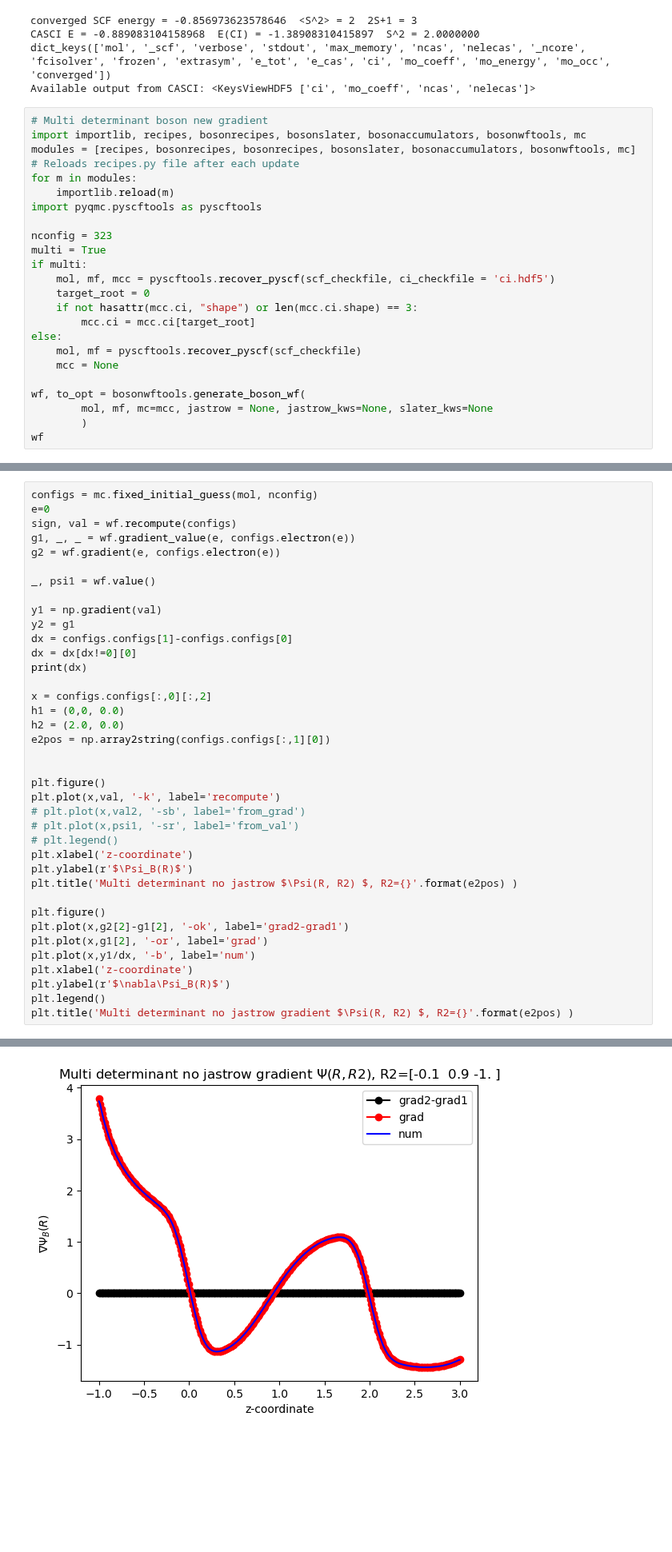
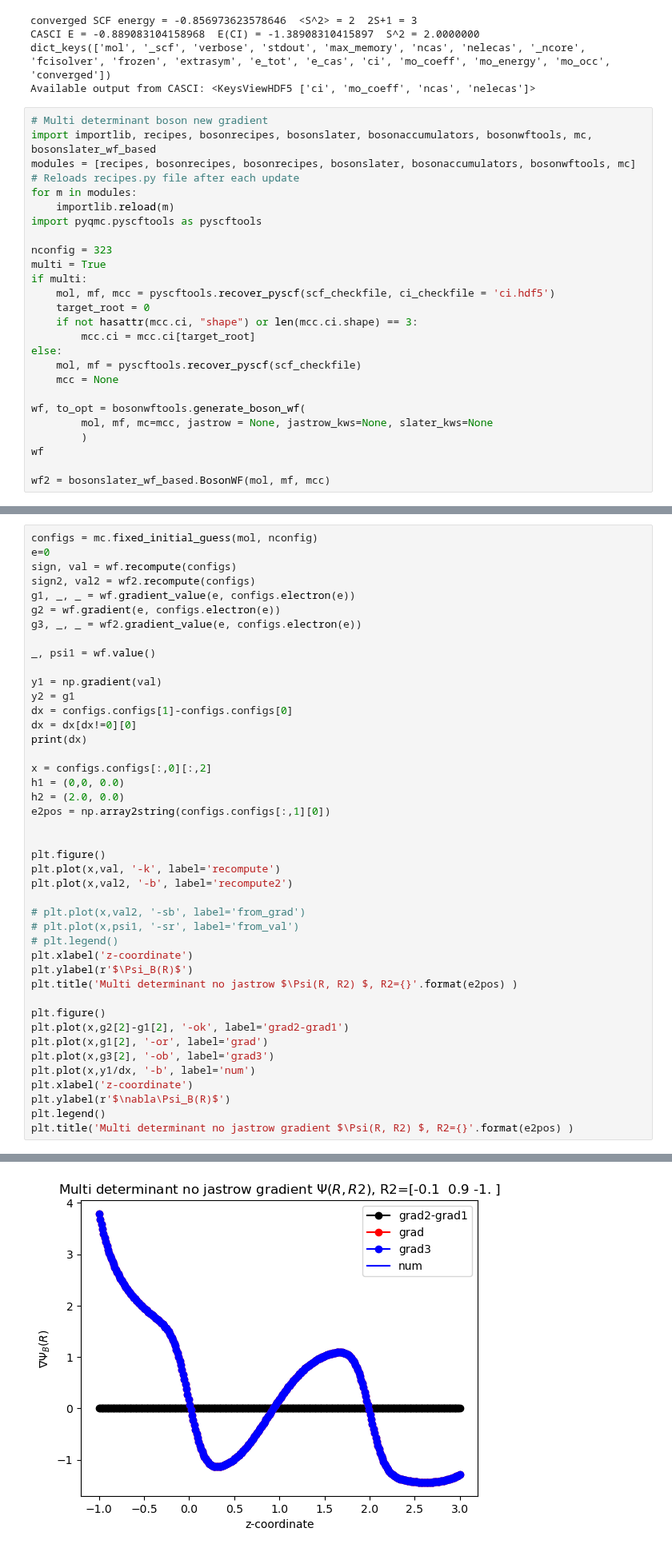
Before and after one commit to kayahans/pyqmc, a Jupyter notebook: pyqmc/test-gradient-hf-multideterminant.ipynb, the cells around one changed output, grey strips where cells are left out. Shown at 80% size. Saved outputs shown, nothing was run; the diff lists cells and outputs as text; blank space fills up the shorter version.

```diff
--- a/pyqmc/test-gradient-hf-multideterminant.ipynb
+++ b/pyqmc/test-gradient-hf-multideterminant.ipynb
@@ -166,7 +166,7 @@ dict_keys(['mol', '_scf', 'verbose', 'stdout', 'max_memory', 'ncas', 'nelecas',
 Available output from CASCI: <KeysViewHDF5 ['ci', 'mo_coeff', 'ncas', 'nelecas']>
 # %%
 # Multi determinant boson new gradient
-import importlib, recipes, bosonrecipes, bosonslater, bosonaccumulators, bosonwftools, mc
+import importlib, recipes, bosonrecipes, bosonslater, bosonaccumulators, bosonwftools, mc, bosonslater_wf_based
 modules = [recipes, bosonrecipes, bosonrecipes, bosonslater, bosonaccumulators, bosonwftools, mc] # Reloads recipes.py file after each update
 for m in modules:
     importlib.reload(m)
@@ -187,3 +187,5 @@ wf, to_opt = bosonwftools.generate_boson_wf(
         mol, mf, mc=mcc, jastrow = None, jastrow_kws=None, slater_kws=None
         )
 wf
+
+wf2 = bosonslater_wf_based.BosonWF(mol, mf, mcc)
@@ -216,8 +216,10 @@ array([[[-0.1       , -0.1       , -1.        ],
 configs = mc.fixed_initial_guess(mol, nconfig)
 e=0
 sign, val = wf.recompute(configs)
+sign2, val2 = wf2.recompute(configs)
 g1, _, _ = wf.gradient_value(e, configs.electron(e))
 g2 = wf.gradient(e, configs.electron(e))
+g3, _, _ = wf2.gradient_value(e, configs.electron(e))
 
 _, psi1 = wf.value()
 
@@ -235,6 +237,8 @@ e2pos = np.array2string(configs.configs[:,1][0])
 
 plt.figure()
 plt.plot(x,val, '-k', label='recompute')
+plt.plot(x,val2, '-b', label='recompute2')
+
 # plt.plot(x,val2, '-sb', label='from_grad')
 # plt.plot(x,psi1, '-sr', label='from_val')
 # plt.legend()
@@ -245,6 +249,7 @@ plt.title('Multi determinant no jastrow $\Psi(R, R2) $, R2={}'.format(e2pos) )
 plt.figure()
 plt.plot(x,g2[2]-g1[2], '-ok', label='grad2-grad1')
 plt.plot(x,g1[2], '-or', label='grad')
+plt.plot(x,g3[2], '-ob', label='grad3')
 plt.plot(x,y1/dx, '-b', label='num')
 plt.xlabel('z-coordinate')
 plt.ylabel(r'$\nabla\Psi_B(R)$')
@@ -257,2 +262,2 @@ Text(0.5, 1.0, 'Multi determinant no jastrow gradient $\\Psi(R, R2) $, R2=[-0.1
-[figure, old version]
+[figure, new version]
 # %%
```
Also changed, not shown: parts of 3 cells of this notebook, 26 other files.
